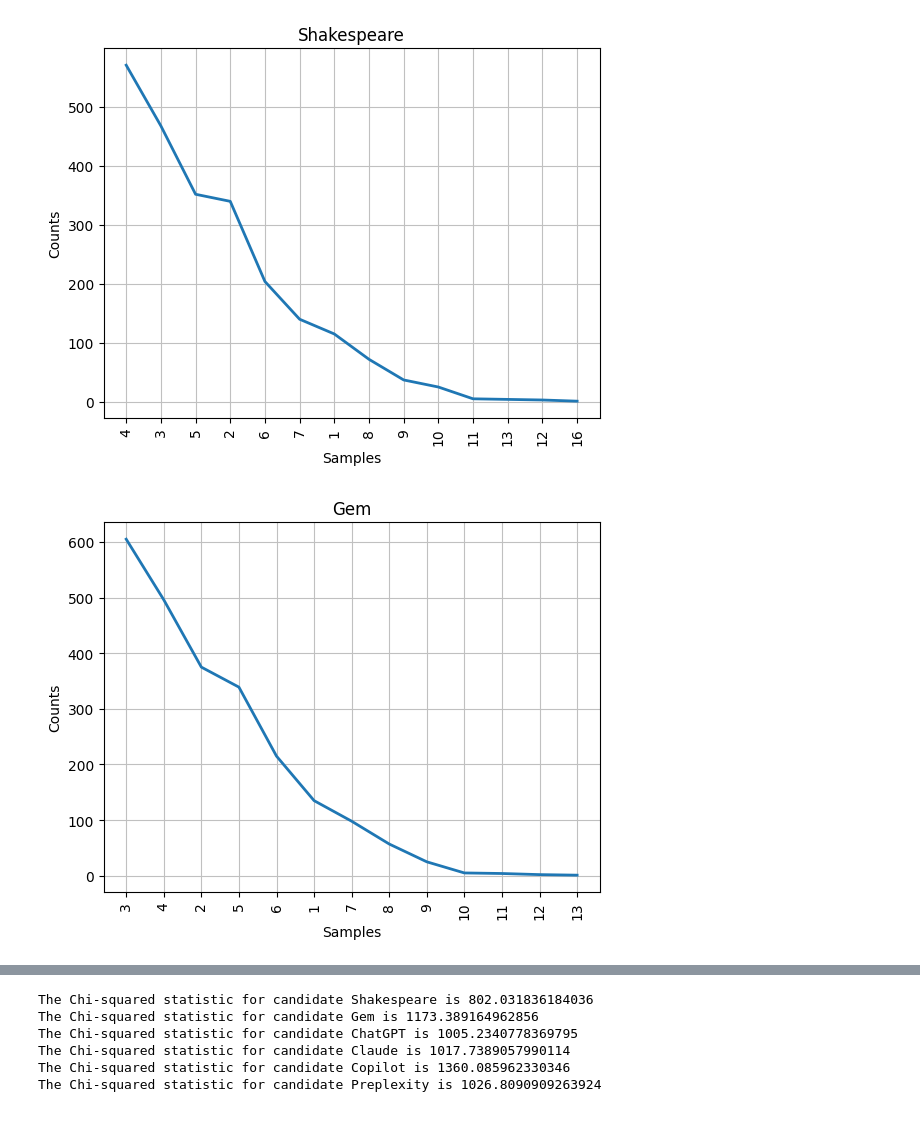
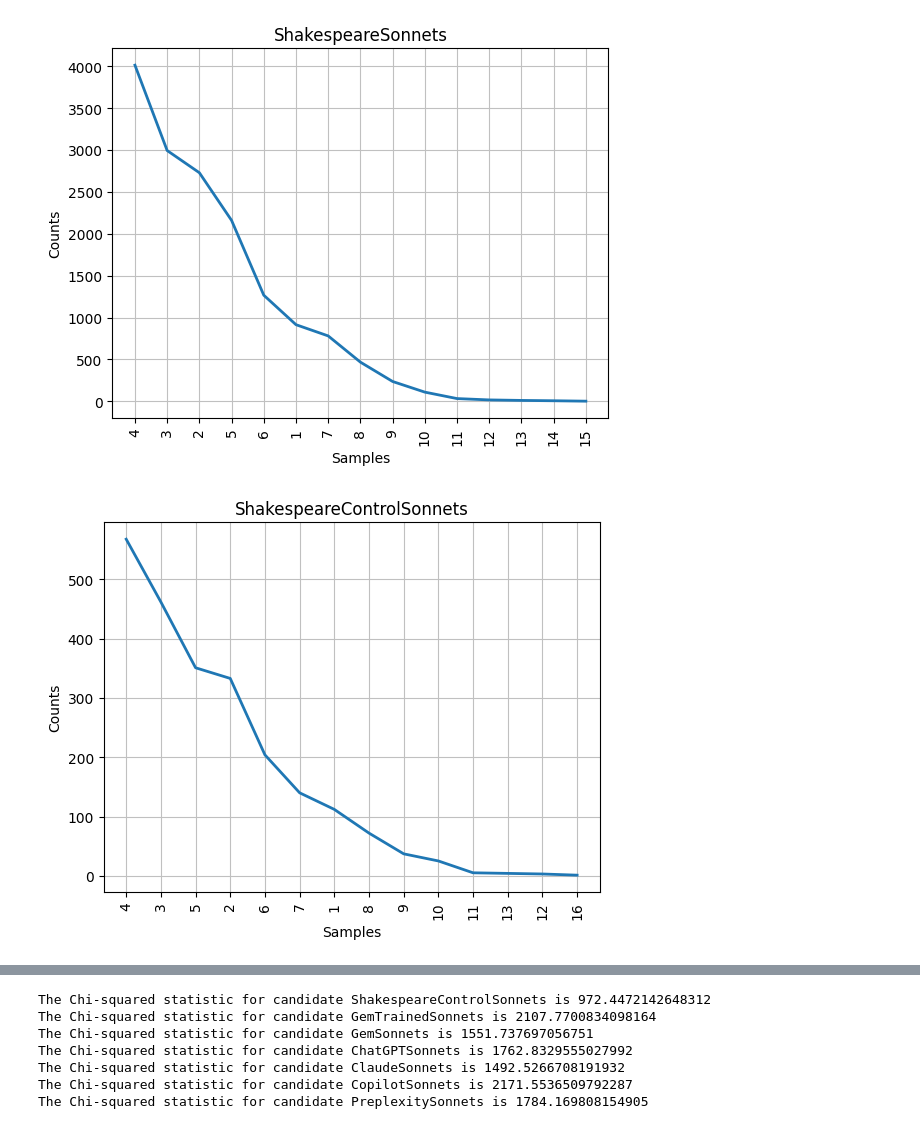
Before and after one commit to Al-ek/shakespeare_sonnet_stylometry, a Jupyter notebook: main.ipynb, the cells around one changed output, grey strips where cells are left out. Saved outputs shown, nothing was run; the diff lists cells and outputs as text; code cells hidden in the pictures.

```diff
--- a/main.ipynb
+++ b/main.ipynb
@@ -94,21 +49,22 @@ import matplotlib.pyplot as plt
 
 # Compare the disputed papers to those written by everyone,
 # including the shared ones.
-authors = ("Shakespeare", "Gem", "Test", "ChatGPT", "Claude", "Copilot", "Preplexity")
+authors = ("ShakespeareSonnets", "ShakespeareControlSonnets", "GemTrainedSonnets", "GemSonnets",
+           "ChatGPTSonnets", "ClaudeSonnets", "CopilotSonnets", "PreplexitySonnets")
 
 # Transform the authors' corpora into lists of word tokens
-federalist_by_author_tokens = {}
-federalist_by_author_length_distributions = {}
+by_author_tokens = {}
+by_author_length_distributions = {}
 for author in authors:
     tokens = nltk.word_tokenize(by_author[author])
 
     # Filter out punctuation
-    federalist_by_author_tokens[author] = ([token for token in tokens
+    by_author_tokens[author] = ([token for token in tokens
                                             if any(c.isalpha() for c in token)])
 
     # Get a distribution of token lengths
-    token_lengths = [len(token) for token in federalist_by_author_tokens[author]]
-    federalist_by_author_length_distributions[author] = nltk.FreqDist(token_lengths)
+    token_lengths = [len(token) for token in by_author_tokens[author]]
+    by_author_length_distributions[author] = nltk.FreqDist(token_lengths)
     plt.figure()
-    federalist_by_author_length_distributions[author].plot(15,title=author)
+    by_author_length_distributions[author].plot(15,title=author)
 # %% [output]
@@ -118,3 +76,3 @@ for author in authors:
 [nltk_data]   Package punkt_tab is already up-to-date!
-[figure, old version]
+[figure, new version]
-[figure, old version]
+[figure, new version]
@@ -126,27 +85,28 @@ for author in authors:
 # %%
 # Who are the authors we are analyzing?
-authors = ("Shakespeare", "Gem", "ChatGPT", "Claude", "Copilot", "Preplexity")
+authors = ("ShakespeareControlSonnets", "GemTrainedSonnets", "GemSonnets",
+           "ChatGPTSonnets", "ClaudeSonnets", "CopilotSonnets", "PreplexitySonnets")
 
 # Lowercase the tokens so that the same word, capitalized or not,
 # counts as one word
 for author in authors:
-    federalist_by_author_tokens[author] = (
-        [token.lower() for token in federalist_by_author_tokens[author]])
-federalist_by_author_tokens["Test"] = (
-    [token.lower() for token in federalist_by_author_tokens["Test"]])
+    by_author_tokens[author] = (
+        [token.lower() for token in by_author_tokens[author]])
+by_author_tokens["ShakespeareSonnets"] = (
+    [token.lower() for token in by_author_tokens["ShakespeareSonnets"]])
 
 # Calculate chisquared for each of the two candidate authors
 for author in authors:
 
     # First, build a joint corpus and identify the 500 most frequent words in it
-    joint_corpus = (federalist_by_author_tokens[author] +
-                    federalist_by_author_tokens["Test"])
+    joint_corpus = (by_author_tokens[author] +
+                    by_author_tokens["ShakespeareSonnets"])
     joint_freq_dist = nltk.FreqDist(joint_corpus)
     most_common = list(joint_freq_dist.most_common(500))
 
     # What proportion of the joint corpus is made up
     # of the candidate author's tokens?
-    author_share = (len(federalist_by_author_tokens[author])
+    author_share = (len(by_author_tokens[author])
                     / len(joint_corpus))
 
     # Now, let's look at the 500 most common words in the candidate
@@ -157,8 +117,8 @@ for author in authors:
     for word,joint_count in most_common:
 
         # How often do we really see this common word?
-        author_count = federalist_by_author_tokens[author].count(word)
-        disputed_count = federalist_by_author_tokens["Test"].count(word)
+        author_count = by_author_tokens[author].count(word)
+        disputed_count = by_author_tokens["ShakespeareSonnets"].count(word)
 
         # How often should we see it?
         expected_author_count = joint_count * author_share
@@ -175,11 +135,12 @@ for author in authors:
 
     print("The Chi-squared statistic for candidate", author, "is", chisquared)
 # %% [output]
-The Chi-squared statistic for candidate Shakespeare is 802.031836184036
-The Chi-squared statistic for candidate Gem is 1173.389164962856
-The Chi-squared statistic for candidate ChatGPT is 1005.2340778369795
-The Chi-squared statistic for candidate Claude is 1017.7389057990114
-The Chi-squared statistic for candidate Copilot is 1360.085962330346
-The Chi-squared statistic for candidate Preplexity is 1026.8090909263924
+The Chi-squared statistic for candidate ShakespeareControlSonnets is 972.4472142648312
+The Chi-squared statistic for candidate GemTrainedSonnets is 2107.7700834098164
+The Chi-squared statistic for candidate GemSonnets is 1551.737697056751
+The Chi-squared statistic for candidate ChatGPTSonnets is 1762.8329555027992
+The Chi-squared statistic for candidate ClaudeSonnets is 1492.5266708191932
+The Chi-squared statistic for candidate CopilotSonnets is 2171.5536509792287
+The Chi-squared statistic for candidate PreplexitySonnets is 1784.169808154905
 # %%
 # Who are we dealing with this time?
```
Also changed, not shown: parts of 3 cells of this notebook.
